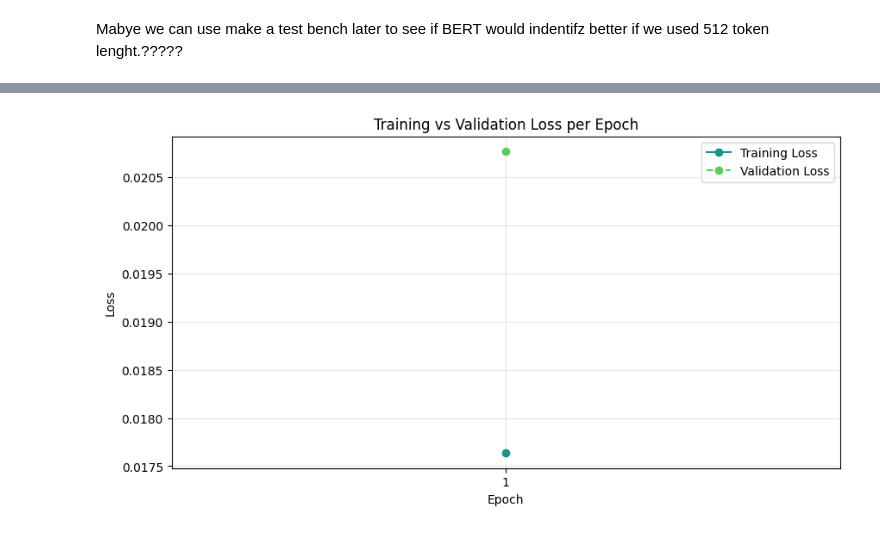
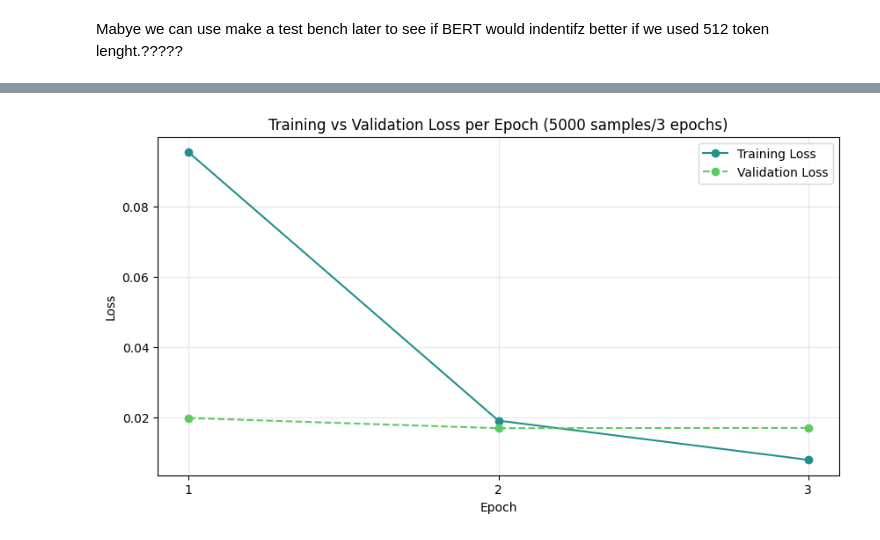
Before and after one commit to viserionnina/bert-sqli-detection, a Jupyter notebook: notebooks/training.ipynb, the cells around one changed output, grey strips where cells are left out. Cells and saved outputs as stored; diff of their text form; code cells hidden in the pictures.

Commit message:
Sucessful training, the wave is stangering, acheived optimization on 5000 samples/3 epohes

```diff
--- a/notebooks/training.ipynb
+++ b/notebooks/training.ipynb
@@ -406,17 +408,17 @@ KeyboardInterrupt:
 # %%
 # Visualization of training vs validation loss - checking for overfitting
 epochs = range(1, len(train_losses) + 1)
 
 plt.figure(figsize=(10, 5))
 plt.plot(epochs, train_losses, 'o-', color='#21918c', label='Training Loss')
 plt.plot(epochs, val_losses, 'o--', color='#5dc963', label='Validation Loss')
-plt.title('Training vs Validation Loss per Epoch')
+plt.title('Training vs Validation Loss per Epoch (5000 samples/3 epochs)')
 plt.xlabel('Epoch')
 plt.ylabel('Loss')
 plt.legend()
 plt.xticks(epochs)
 plt.grid(True, alpha=0.3)
 plt.savefig('../results/loss_curve_3epochs.png', dpi=300, bbox_inches='tight')
 plt.show()
 # %% [output]
-[figure, old version]
+[figure, new version]
```
Also changed, not shown: parts of 3 cells of this notebook, 1 other file.
